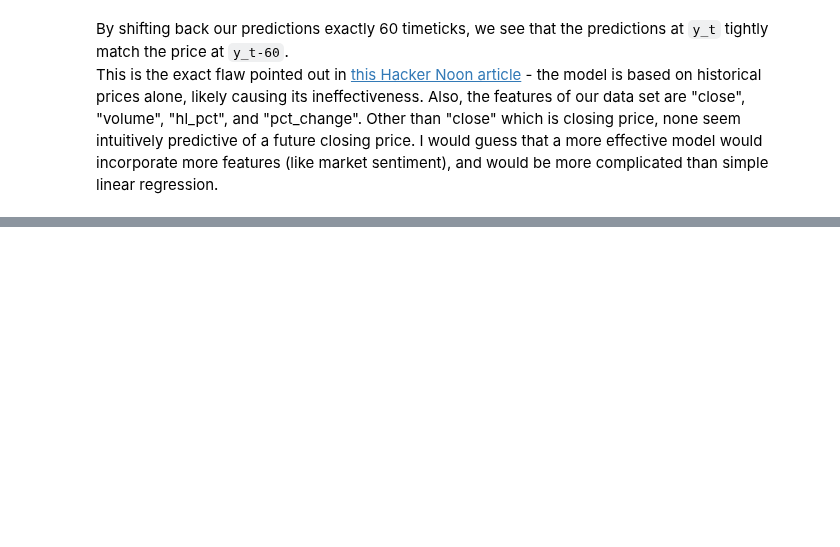
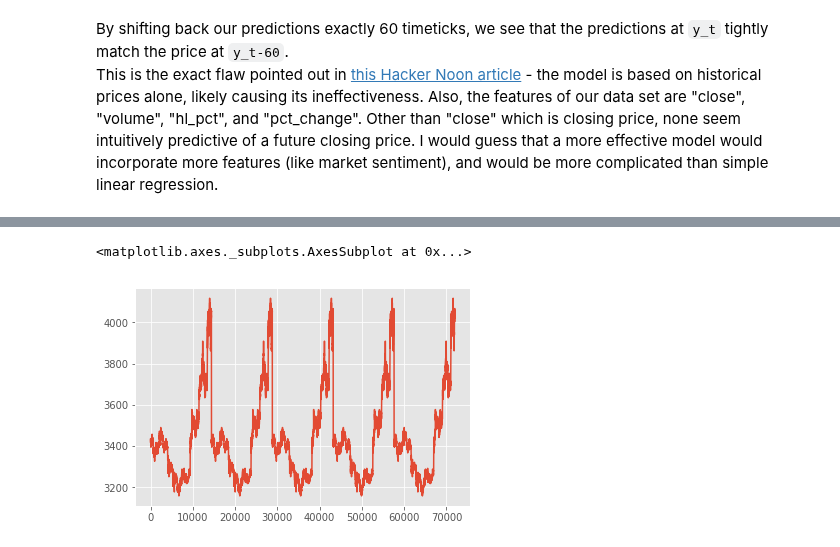
Before and after one commit to jonathancai11/btc-analysis, a Jupyter notebook: btc-prediction.ipynb, the cells around one changed output, grey strips where cells are left out. Drawn from its saved outputs; the diff is of its cells as text; code cells hidden in the pictures; blank space fills up the shorter version.

```diff
--- a/btc-prediction.ipynb
+++ b/btc-prediction.ipynb
@@ -250,0 +297,8 @@ This is the exact flaw pointed out in [this Hacker Noon article](https://hackern
+# %%
+df = pd.read_csv(current_path + '/btc-historical-data.csv')
+# df = df.set_index('timestamp').drop(['Unnamed: 0'], axis=1)
+df = df.drop(['Unnamed: 0'], axis=1)
+df['close'].plot()
+# %% [output]
+<matplotlib.axes._subplots.AxesSubplot at 0x...>
+[figure, added]
```
Also changed, not shown: parts of 11 cells of this notebook.
